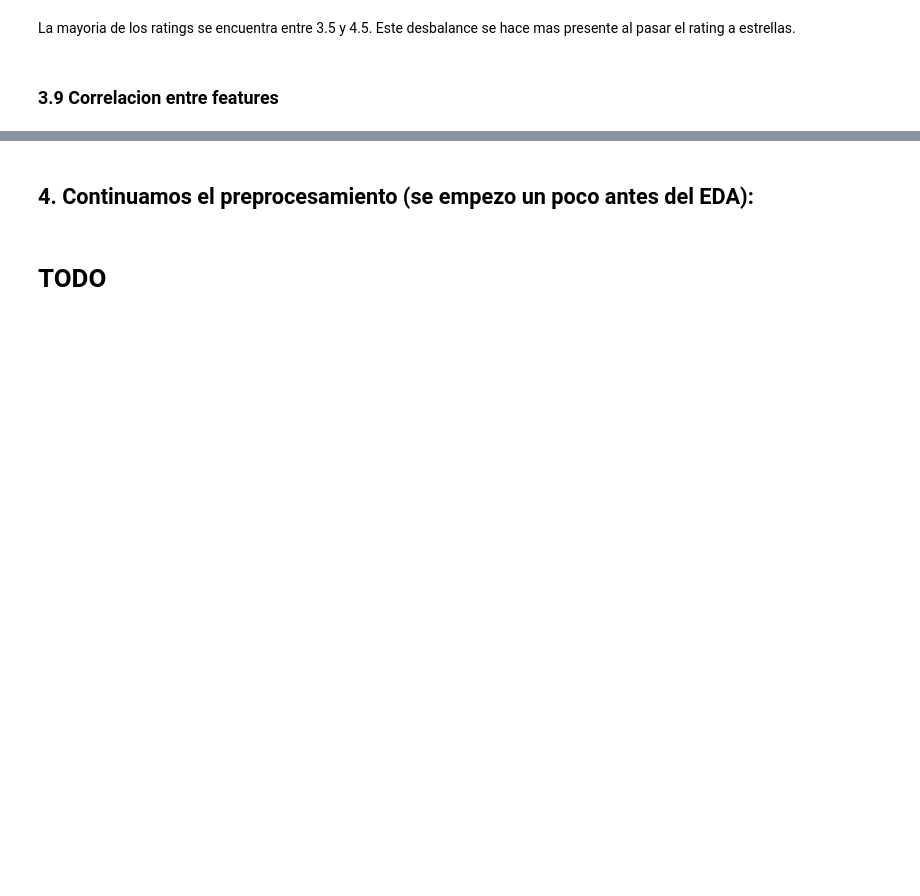
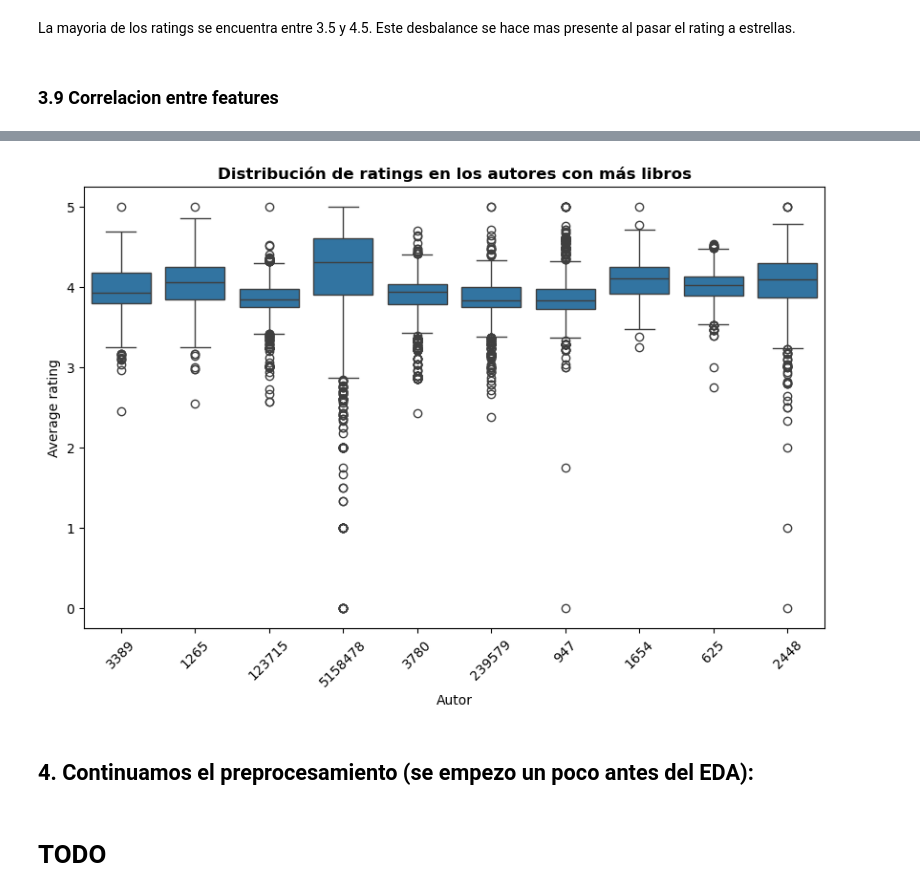
Before and after one commit to SolGarciaPereyra/Clasificador_Recomendador_Libros, a Jupyter notebook: eda_y_preprocesamiento.ipynb, the cells around one changed output, grey strips where cells are left out. Drawn from its saved outputs; the diff is of its cells as text; code cells hidden in the pictures; blank space fills up the shorter version.

```diff
--- a/eda_y_preprocesamiento.ipynb
+++ b/eda_y_preprocesamiento.ipynb
@@ -514,0 +548,7 @@ plt.show()
+# %%
+# Tomo el primer autor de cada libro
+df = df_us_en.copy()
+df["author_id"] = df["authors"].apply(lambda x: x[0]["author_id"] if isinstance(x, list) and len(x) > 0 else None)
+# %%
+top_autores = df["author_id"].value_counts().head(10)
+print(top_autores)
@@ -515,3 +568,16 @@ plt.show()
+# %%
+autores_top = top_autores.index
+df_top = df[df["author_id"].isin(autores_top)]
+
+plt.figure(figsize=(10, 6))
+sns.boxplot(data=df_top, x="author_id", y="average_rating")
+plt.xlabel("Autor")
+plt.ylabel("Average rating")
+plt.title("Distribución de ratings en los autores con más libros", fontweight="bold")
+plt.xticks(rotation=45)
+plt.show()
+# %% [output]
+[figure, added]
 # %% [markdown]
 ## 4. Continuamos el preprocesamiento (se empezo un poco antes del EDA):
 # %%
```
Also changed, not shown: parts of 7 cells of this notebook.
